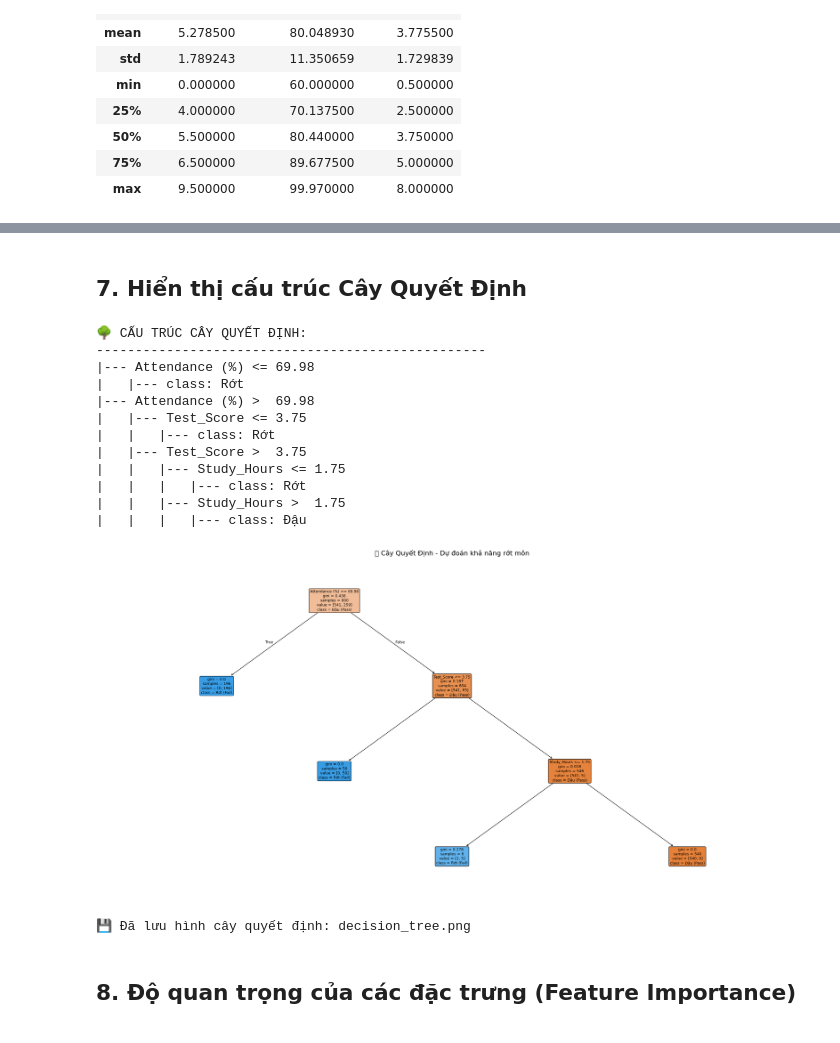
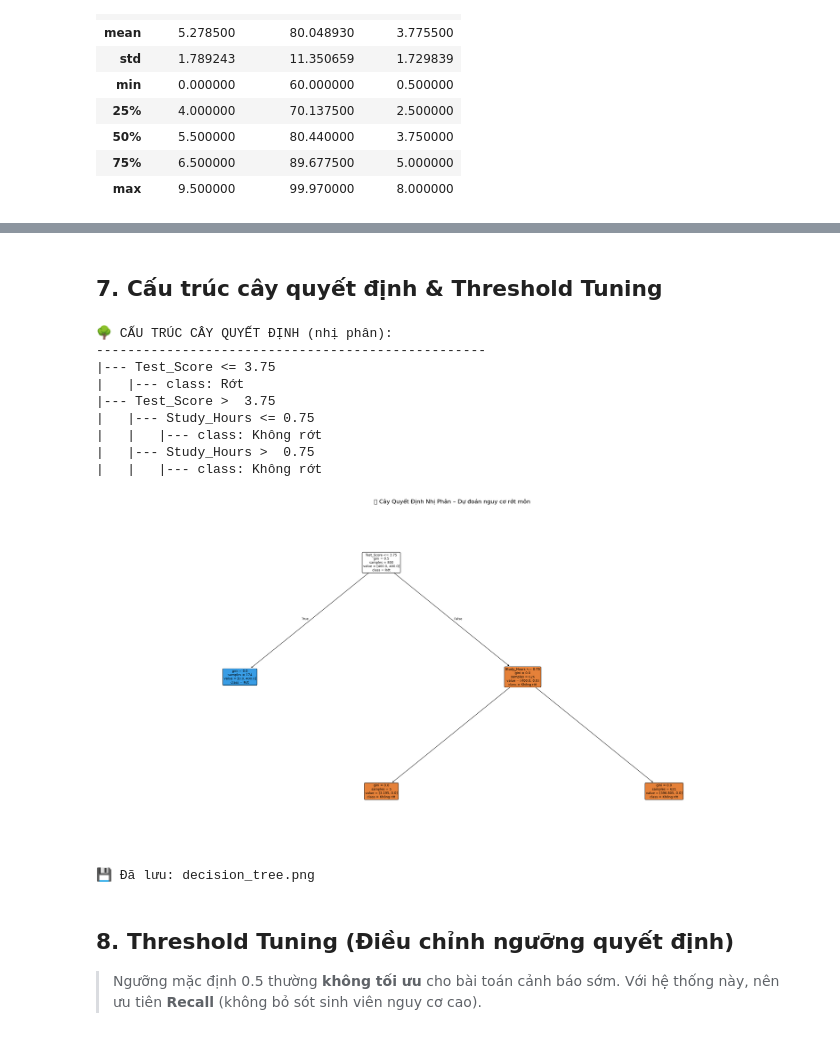
Before and after one commit to demo01-thtra/HHTRQD, a Jupyter notebook: AI/train_model.ipynb, the cells around one changed output, grey strips where cells are left out. Cells and saved outputs as stored; diff of their text form; code cells hidden in the pictures.

```diff
--- a/AI/train_model.ipynb
+++ b/AI/train_model.ipynb
@@ -109,13 +118,15 @@ plt.show()
 # %%
 features = ["Test_Score", "Attendance (%)", "Study_Hours"]
 X = df[features]
-y = df["Fail"]
+y = df["fail_label"]
 
 X_train, X_test, y_train, y_test = train_test_split(
     X, y, test_size=0.2, random_state=42, stratify=y
 )
 
-print(f"📊 Chia dữ liệu:")
+print(f"📊 Chia dữ liệu (nhị phân):")
 print(f"   - Train: {len(X_train)} mẫu (80%)")
 print(f"   - Test:  {len(X_test)} mẫu (20%)")
+print(f"   - Train  → Không rớt: {(y_train==0).sum()}, Rớt: {(y_train==1).sum()}")
+print(f"   - Test   → Không rớt: {(y_test==0).sum()}, Rớt: {(y_test==1).sum()}")
 # %% [output]
@@ -127,15 +140,16 @@ print(f"   - Test:  {len(X_test)} mẫu (20%)")
 # %%
 model = DecisionTreeClassifier(
-    max_depth=5,           # Giới hạn độ sâu để tránh overfitting
-    min_samples_split=10,  # Tối thiểu 10 mẫu để chia nhánh
-    min_samples_leaf=5,    # Tối thiểu 5 mẫu ở lá
+    max_depth=5,
+    min_samples_leaf=5,
+    class_weight="balanced",   # Cân bằng khi dữ liệu mất cân bằng
     random_state=42,
-    criterion="gini",      # Sử dụng chỉ số Gini
+    criterion="gini",
 )
 
 model.fit(X_train, y_train)
 
-print(f"✅ Huấn luyện mô hình Decision Tree thành công!")
-print(f"   - Độ sâu cây: {model.get_depth()}")
-print(f"   - Số lá:      {model.get_n_leaves()}")
+print(f"✅ Huấn luyện Decision Tree (nhị phân) thành công!")
+print(f"   - Độ sâu cây:  {model.get_depth()}")
+print(f"   - Số lá:        {model.get_n_leaves()}")
+print(f"   - class_weight: balanced")
 # %% [output]
@@ -177,44 +199,41 @@ weighted avg       1.00      1.00      1.00       200
 # %% [markdown]
-## 7. Hiển thị cấu trúc Cây Quyết Định
+## 7. Cấu trúc cây quyết định & Threshold Tuning
 # %%
-# In cấu trúc cây dạng text
-print("🌳 CẤU TRÚC CÂY QUYẾT ĐỊNH:")
+# 7a. Cấu trúc cây dạng text
+print("🌳 CẤU TRÚC CÂY QUYẾT ĐỊNH (nhị phân):")
 print("-" * 50)
-tree_rules = export_text(model, feature_names=features, class_names=["Đậu", "Rớt"])
+tree_rules = export_text(model, feature_names=features, class_names=["Không rớt", "Rớt"])
 print(tree_rules)
 # %% [output]
-🌳 CẤU TRÚC CÂY QUYẾT ĐỊNH:
+🌳 CẤU TRÚC CÂY QUYẾT ĐỊNH (nhị phân):
 --------------------------------------------------
-|--- Attendance (%) <= 69.98
+|--- Test_Score <= 3.75
 |   |--- class: Rớt
-|--- Attendance (%) >  69.98
-|   |--- Test_Score <= 3.75
-|   |   |--- class: Rớt
-|   |--- Test_Score >  3.75
-|   |   |--- Study_Hours <= 1.75
-|   |   |   |--- class: Rớt
-|   |   |--- Study_Hours >  1.75
-|   |   |   |--- class: Đậu
+|--- Test_Score >  3.75
+|   |--- Study_Hours <= 0.75
+|   |   |--- class: Không rớt
+|   |--- Study_Hours >  0.75
+|   |   |--- class: Không rớt
 # %%
-# Vẽ cây quyết định dạng đồ họa
-fig, ax = plt.subplots(figsize=(24, 12))
+# 7b. Vẽ cây quyết định
+fig, ax = plt.subplots(figsize=(28, 14))
 plot_tree(
     model,
     feature_names=features,
-    class_names=["Đậu (Pass)", "Rớt (Fail)"],
-    filled=True,
-    rounded=True,
-    fontsize=9,
-    ax=ax,
+    class_names=["Không rớt", "Rớt"],
+    filled=True, rounded=True, fontsize=9, ax=ax,
 )
-plt.title("🌳 Cây Quyết Định - Dự đoán khả năng rớt môn", fontsize=16)
+plt.title("🌳 Cây Quyết Định Nhị Phân – Dự đoán nguy cơ rớt môn", fontsize=16)
 plt.tight_layout()
 plt.savefig("decision_tree.png", dpi=150, bbox_inches="tight")
 plt.show()
-print("💾 Đã lưu hình cây quyết định: decision_tree.png")
+print("💾 Đã lưu: decision_tree.png")
 # %% [output]
-[figure, old version]
+[figure, new version]
-💾 Đã lưu hình cây quyết định: decision_tree.png
+💾 Đã lưu: decision_tree.png
 # %% [markdown]
-## 8. Độ quan trọng của các đặc trưng (Feature Importance)
+## 8. Threshold Tuning (Điều chỉnh ngưỡng quyết định)
+
+> Ngưỡng mặc định 0.5 thường **không tối ưu** cho bài toán cảnh báo sớm.
+> Với hệ thống này, nên ưu tiên **Recall** (không bỏ sót sinh viên nguy cơ cao).
 # %%
```
Also changed, not shown: parts of 19 cells of this notebook, 22 other files.
